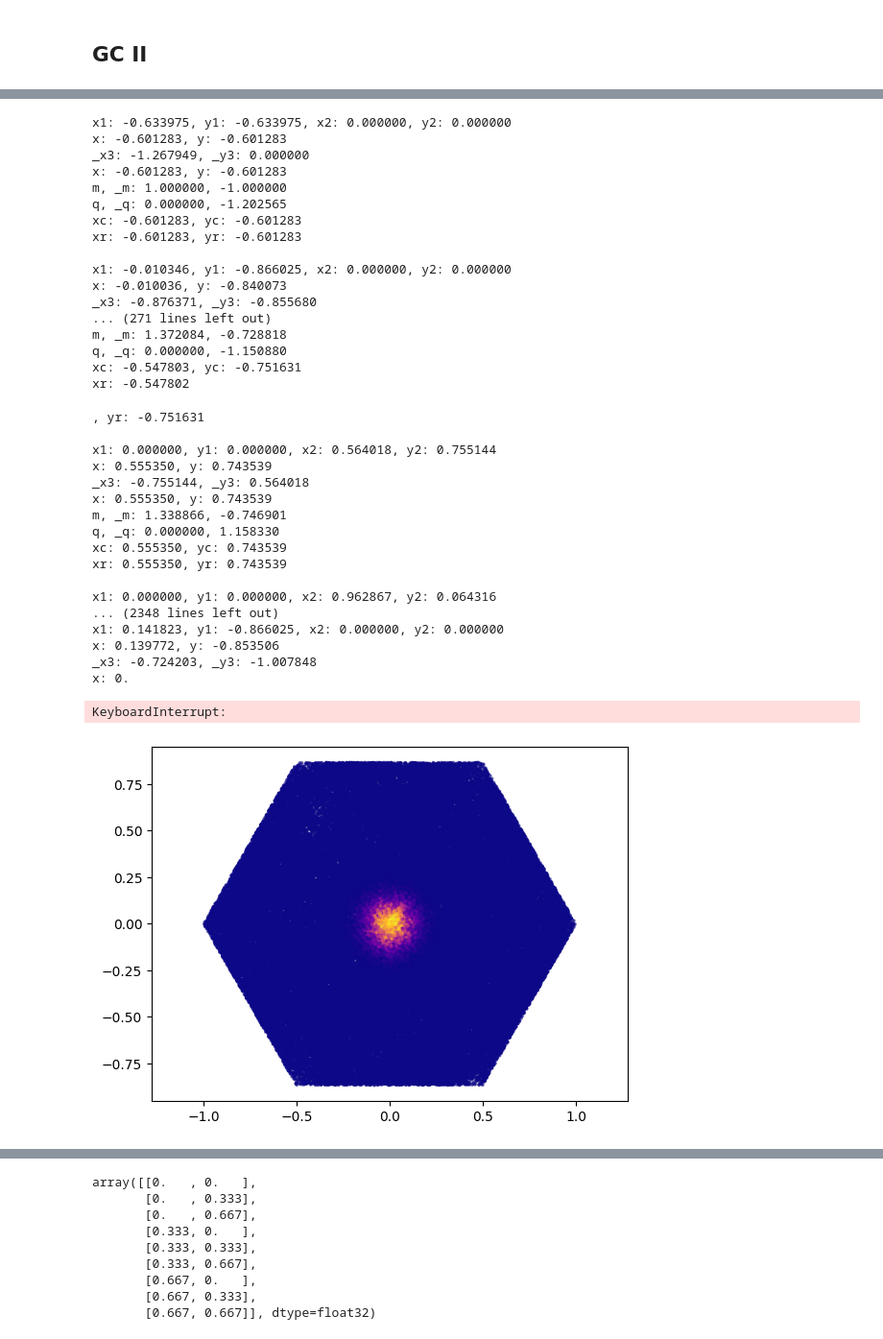
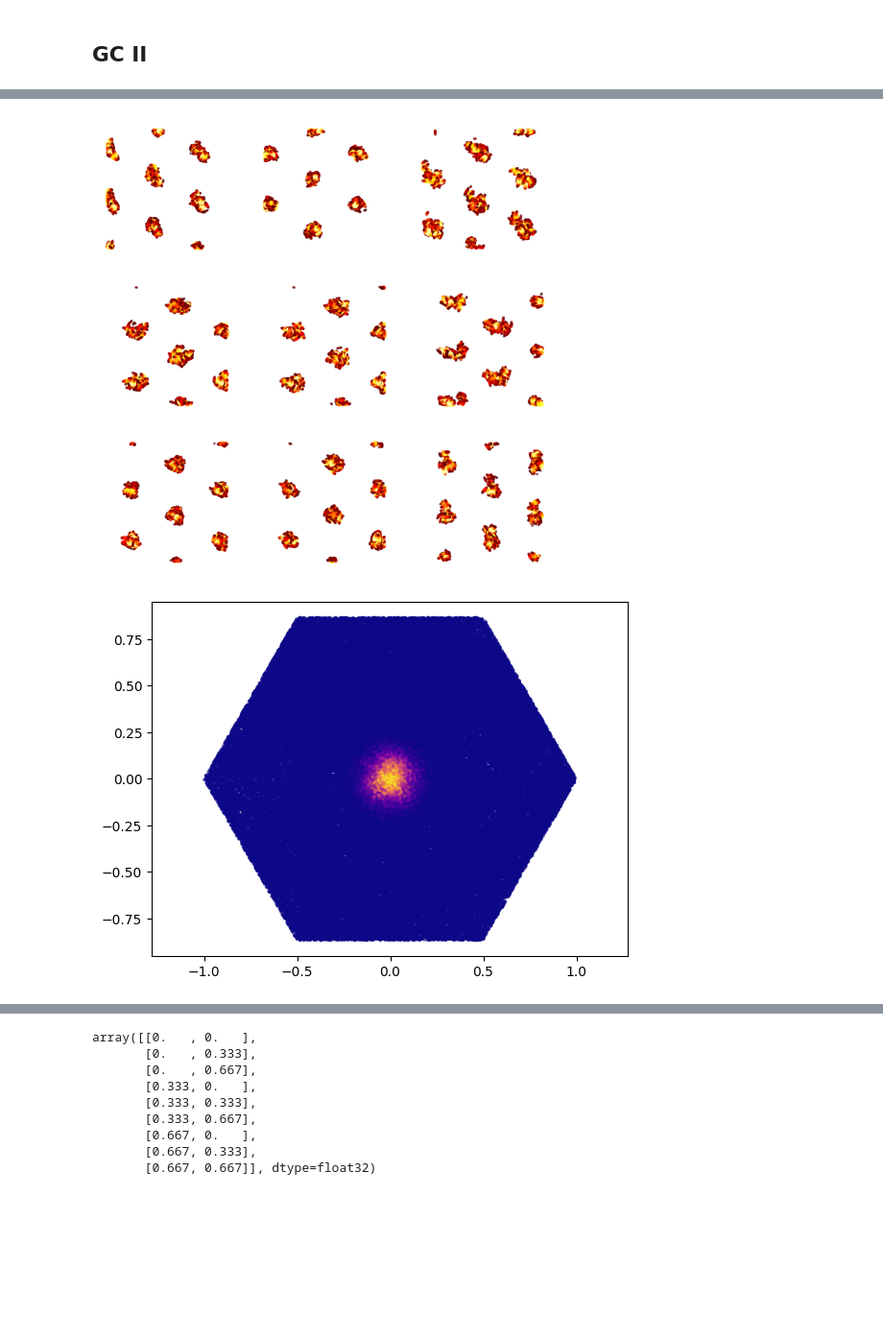
Before and after one commit to iKiru-hub/PCNN, a Jupyter notebook: notebooks/lab_pcore_1.ipynb, the cells around one changed output, grey strips where cells are left out. Shown at 96% size. Drawn from its saved outputs; the diff is of its cells as text; code cells hidden in the pictures; blank space fills up the shorter version.

```diff
--- a/notebooks/lab_pcore_1.ipynb
+++ b/notebooks/lab_pcore_1.ipynb
@@ -677,7 +664,7 @@ points = [[0., 0.]]
 s = np.array([dxy, dxy])
 x, y = points[0]
 size = 10
-for t in range(10_000):
+for t in range(100_000):
 
     x += s[0]
     y += s[1]
@@ -734,39 +720,5 @@ xi: 0.666667, yi: 0.666667
 [+] GridLayer created
-x1: -0.633975, y1: -0.633975, x2: 0.000000, y2: 0.000000
-x: -0.601283, y: -0.601283
-_x3: -1.267949, _y3: 0.000000
-x: -0.601283, y: -0.601283
-m, _m: 1.000000, -1.000000
-q, _q: 0.000000, -1.202565
-xc: -0.601283, yc: -0.601283
-xr: -0.601283, yr: -0.601283
-
-x1: -0.010346, y1: -0.866025, x2: 0.000000, y2: 0.000000
-x: -0.010036, y: -0.840073
-_x3: -0.876371, _y3: -0.855680
-... (271 lines left out)
-m, _m: 1.372084, -0.728818
-q, _q: 0.000000, -1.150880
-xc: -0.547803, yc: -0.751631
-xr: -0.547802
-, yr: -0.751631
-
-x1: 0.000000, y1: 0.000000, x2: 0.564018, y2: 0.755144
-x: 0.555350, y: 0.743539
-_x3: -0.755144, _y3: 0.564018
-x: 0.555350, y: 0.743539
-m, _m: 1.338866, -0.746901
-q, _q: 0.000000, 1.158330
-xc: 0.555350, yc: 0.743539
-xr: 0.555350, yr: 0.743539
-
-x1: 0.000000, y1: 0.000000, x2: 0.962867, y2: 0.064316
-... (2348 lines left out)
-x1: 0.141823, y1: -0.866025, x2: 0.000000, y2: 0.000000
-x: 0.139772, y: -0.853506
-_x3: -0.724203, _y3: -1.007848
-x: 0.
-KeyboardInterrupt:
+[figure, added]
 # %%
 plt.scatter(*np.array(tra).T, c=activity[0, 1:], cmap="plasma", s=3, alpha=0.5)
 plt.xlim((-1.1, 1.1))
@@ -774,4 +726,4 @@ plt.ylim((-1.1, 1.1))
 plt.axis("equal")
 plt.show()
 # %% [output]
-[figure, old version]
+[figure, new version]
```
Also changed, not shown: parts of 21 cells of this notebook, 11 other files.
